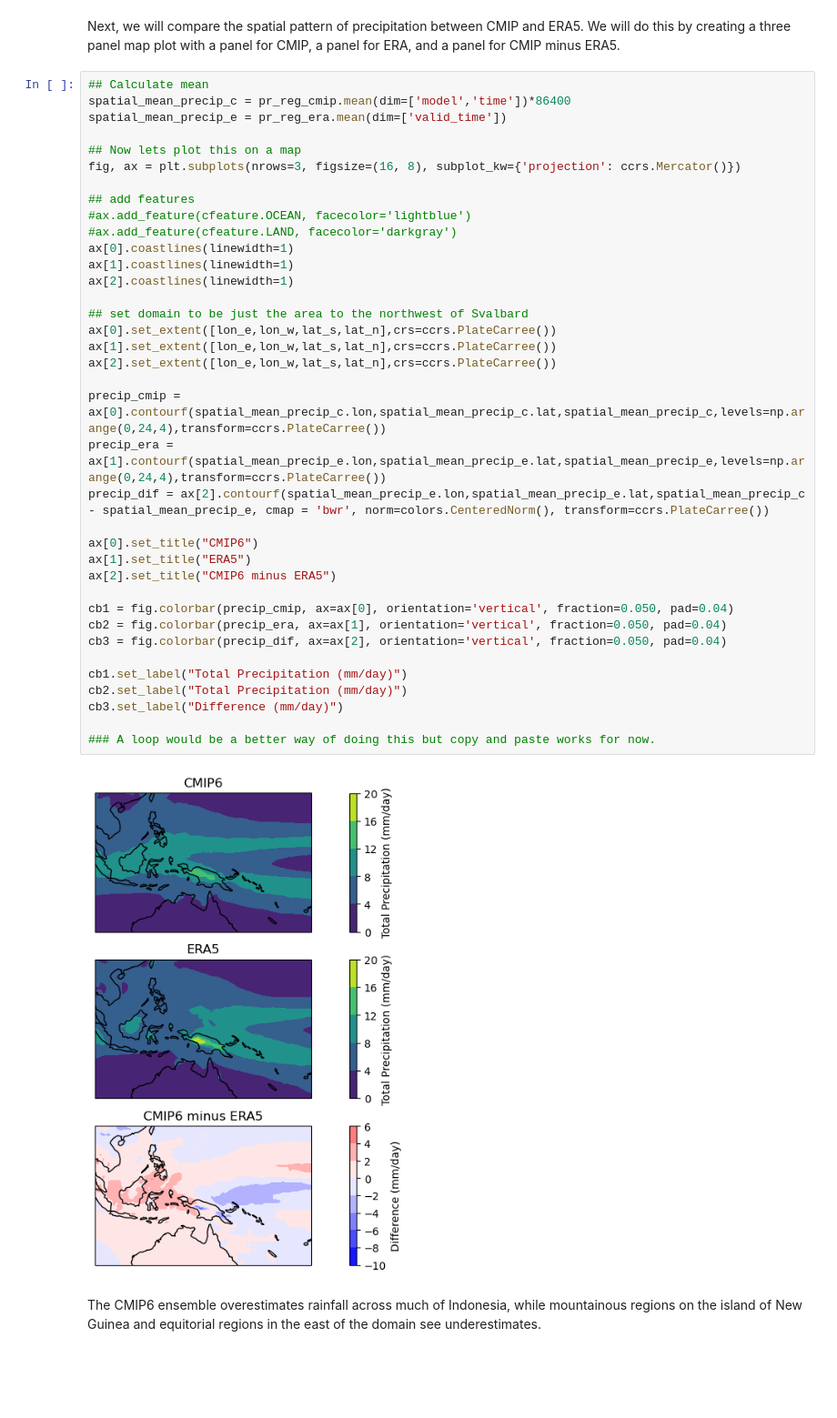
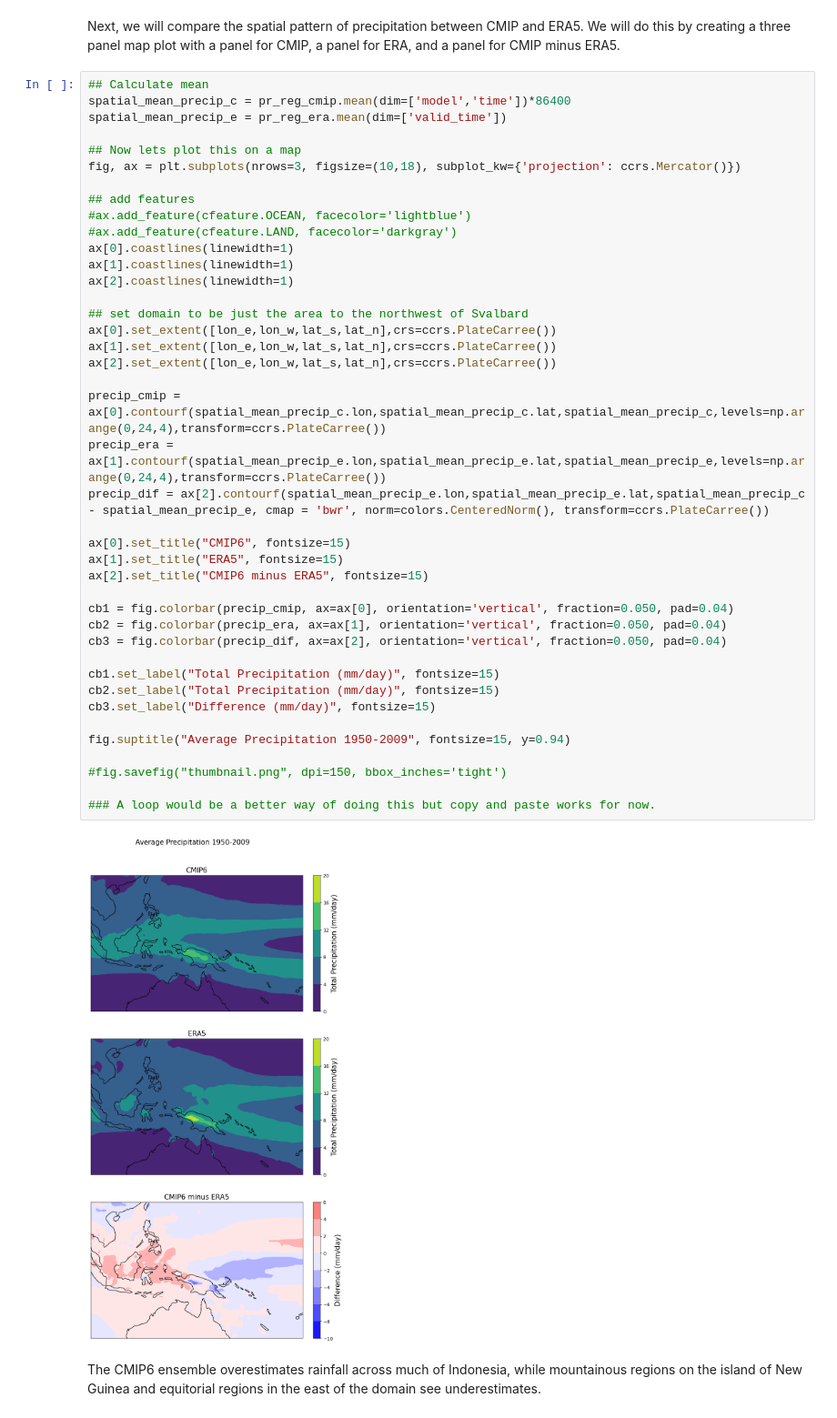
Before and after one commit to aalwang/proto-cookbook, a Jupyter notebook: notebooks/02_CMIP6_Precipitation_Vs_ERA5.ipynb, the cells around one changed output. Shown at 91% size. Drawn from its saved outputs; the diff is of its cells as text; blank space fills up the shorter version.

Commit message:
updated final 02_CMIP6_Precipitation_Vs_ERA5.ipynb

```diff
--- a/notebooks/02_CMIP6_Precipitation_Vs_ERA5.ipynb
+++ b/notebooks/02_CMIP6_Precipitation_Vs_ERA5.ipynb
@@ -283,41 +283,45 @@ Next, we will compare the spatial pattern of precipitation between CMIP and ERA5
 ## Calculate mean
 spatial_mean_precip_c = pr_reg_cmip.mean(dim=['model','time'])*86400
 spatial_mean_precip_e = pr_reg_era.mean(dim=['valid_time'])
 
 ## Now lets plot this on a map
-fig, ax = plt.subplots(nrows=3, figsize=(16, 8), subplot_kw={'projection': ccrs.Mercator()})
+fig, ax = plt.subplots(nrows=3, figsize=(10,18), subplot_kw={'projection': ccrs.Mercator()})
 
 ## add features
 #ax.add_feature(cfeature.OCEAN, facecolor='lightblue')
 #ax.add_feature(cfeature.LAND, facecolor='darkgray')
 ax[0].coastlines(linewidth=1)
 ax[1].coastlines(linewidth=1)
 ax[2].coastlines(linewidth=1)
 
 ## set domain to be just the area to the northwest of Svalbard
 ax[0].set_extent([lon_e,lon_w,lat_s,lat_n],crs=ccrs.PlateCarree())
 ax[1].set_extent([lon_e,lon_w,lat_s,lat_n],crs=ccrs.PlateCarree())
 ax[2].set_extent([lon_e,lon_w,lat_s,lat_n],crs=ccrs.PlateCarree())
 
 precip_cmip = ax[0].contourf(spatial_mean_precip_c.lon,spatial_mean_precip_c.lat,spatial_mean_precip_c,levels=np.arange(0,24,4),transform=ccrs.PlateCarree())
 precip_era = ax[1].contourf(spatial_mean_precip_e.lon,spatial_mean_precip_e.lat,spatial_mean_precip_e,levels=np.arange(0,24,4),transform=ccrs.PlateCarree())
 precip_dif = ax[2].contourf(spatial_mean_precip_e.lon,spatial_mean_precip_e.lat,spatial_mean_precip_c - spatial_mean_precip_e, cmap = 'bwr', norm=colors.CenteredNorm(), transform=ccrs.PlateCarree())
 
-ax[0].set_title("CMIP6")
-ax[1].set_title("ERA5")
-ax[2].set_title("CMIP6 minus ERA5")
+ax[0].set_title("CMIP6", fontsize=15)
+ax[1].set_title("ERA5", fontsize=15)
+ax[2].set_title("CMIP6 minus ERA5", fontsize=15)
 
 cb1 = fig.colorbar(precip_cmip, ax=ax[0], orientation='vertical', fraction=0.050, pad=0.04)
 cb2 = fig.colorbar(precip_era, ax=ax[1], orientation='vertical', fraction=0.050, pad=0.04)
 cb3 = fig.colorbar(precip_dif, ax=ax[2], orientation='vertical', fraction=0.050, pad=0.04)
 
-cb1.set_label("Total Precipitation (mm/day)")
-cb2.set_label("Total Precipitation (mm/day)")
-cb3.set_label("Difference (mm/day)")
+cb1.set_label("Total Precipitation (mm/day)", fontsize=15)
+cb2.set_label("Total Precipitation (mm/day)", fontsize=15)
+cb3.set_label("Difference (mm/day)", fontsize=15)
+
+fig.suptitle("Average Precipitation 1950-2009", fontsize=15, y=0.94)
+
+#fig.savefig("thumbnail.png", dpi=150, bbox_inches='tight')
 
 ### A loop would be a better way of doing this but copy and paste works for now.
 # %% [output]
-[figure, old version]
+[figure, new version]
 # %% [markdown]
 The CMIP6 ensemble overestimates rainfall across much of Indonesia, while mountainous regions on the island of New Guinea and equitorial regions in the east of the domain see underestimates.
 # %% [markdown]
```
Also changed, not shown: parts of 3 cells of this notebook.
